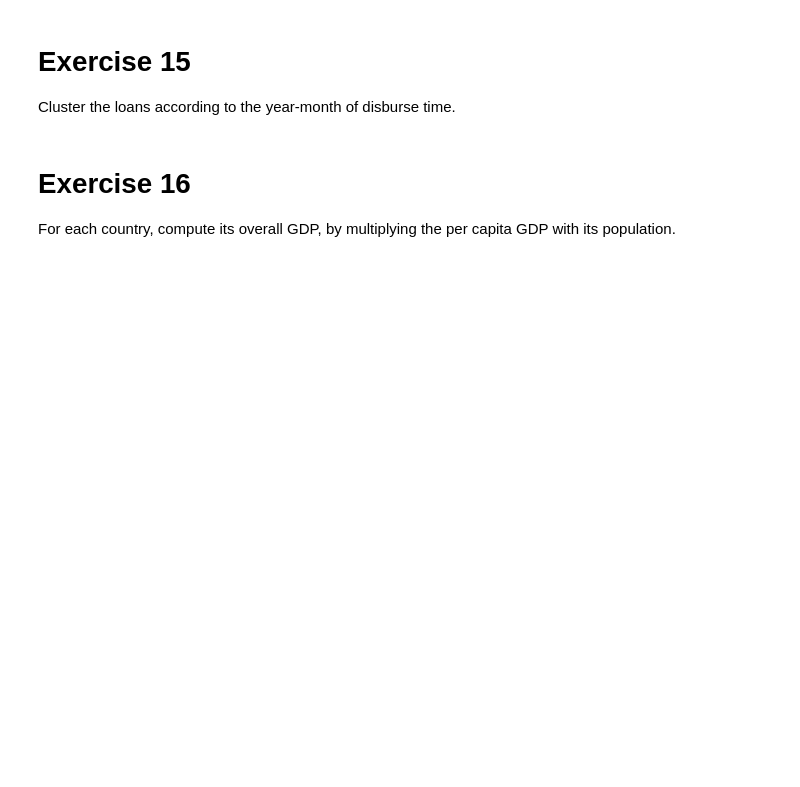
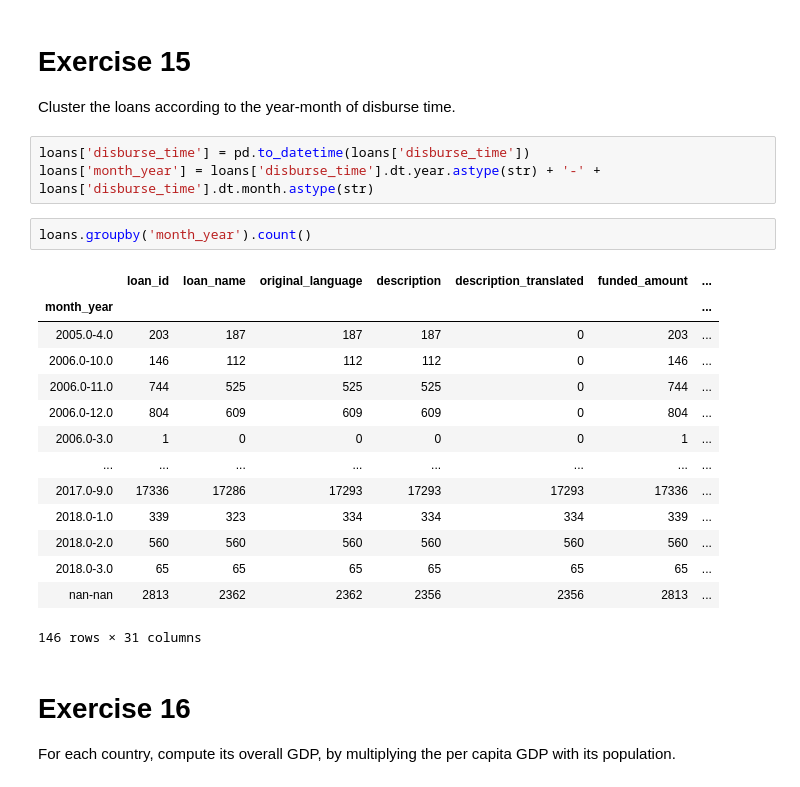
Before and after one commit to msartori10/Computer_Science, a Jupyter notebook: Exam.ipynb, the cells around one changed output. Saved outputs shown, nothing was run; the diff lists cells and outputs as text; blank space fills up the shorter version.

```diff
--- a/Exam.ipynb
+++ b/Exam.ipynb
@@ -420,6 +440,26 @@ What is the occupation with the highest average amount of money lent (the averag
 # %% [markdown]
 # Exercise 15
 Cluster the loans according to the year-month of disburse time.
+# %%
+loans['disburse_time'] = pd.to_datetime(loans['disburse_time'])
+loans['month_year'] = loans['disburse_time'].dt.year.astype(str) + '-' + loans['disburse_time'].dt.month.astype(str)
+# %%
+loans.groupby('month_year').count()
+# %% [output]
+|  | loan_id | loan_name | original_language | description | description_translated | funded_amount | ... |
+| month_year |  |  |  |  |  |  | ... |
+| 2005.0-4.0 | 203 | 187 | 187 | 187 | 0 | 203 | ... |
+| 2006.0-10.0 | 146 | 112 | 112 | 112 | 0 | 146 | ... |
+| 2006.0-11.0 | 744 | 525 | 525 | 525 | 0 | 744 | ... |
+| 2006.0-12.0 | 804 | 609 | 609 | 609 | 0 | 804 | ... |
+| 2006.0-3.0 | 1 | 0 | 0 | 0 | 0 | 1 | ... |
+| ... | ... | ... | ... | ... | ... | ... | ... |
+| 2017.0-9.0 | 17336 | 17286 | 17293 | 17293 | 17293 | 17336 | ... |
+| 2018.0-1.0 | 339 | 323 | 334 | 334 | 334 | 339 | ... |
+| 2018.0-2.0 | 560 | 560 | 560 | 560 | 560 | 560 | ... |
+| 2018.0-3.0 | 65 | 65 | 65 | 65 | 65 | 65 | ... |
+| nan-nan | 2813 | 2362 | 2362 | 2356 | 2356 | 2813 | ... |
+146 rows × 31 columns
 # %% [markdown]
 # Exercise 16
 For each country, compute its overall GDP, by multiplying the per capita GDP with its population.
```
Also changed, not shown: parts of 37 cells of this notebook.
